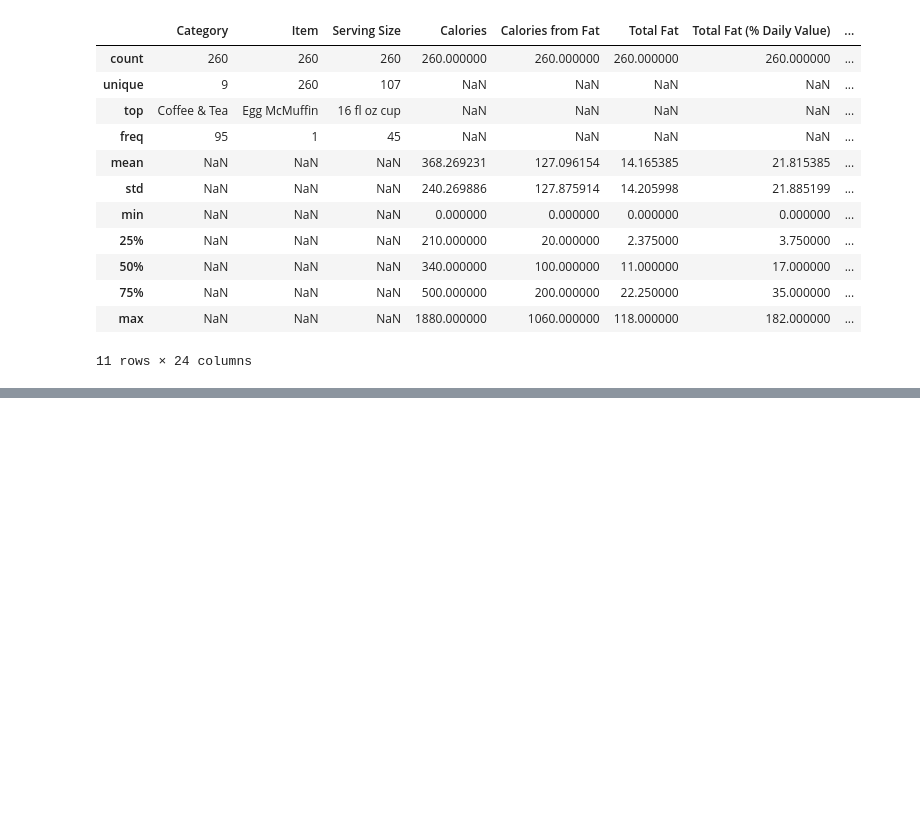
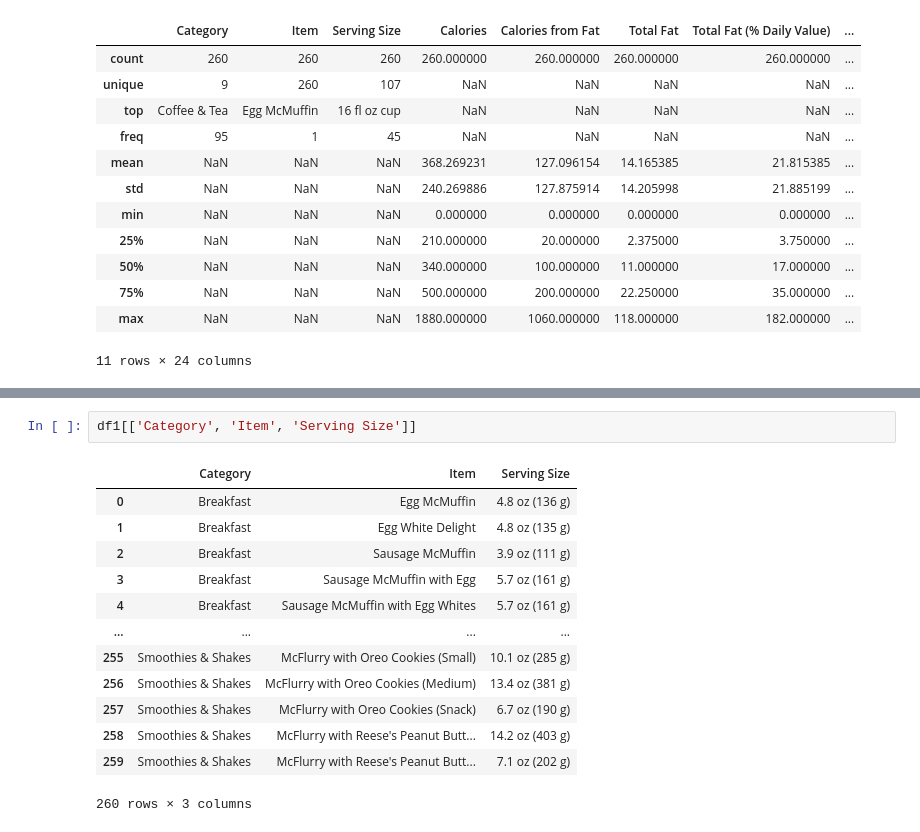
Before and after one commit to Afrynh/Python, a Jupyter notebook: Python.ipynb, the cells around one changed output, grey strips where cells are left out. Drawn from its saved outputs; the diff is of its cells as text; blank space fills up the shorter version.

```diff
--- a/Python.ipynb
+++ b/Python.ipynb
@@ -2483,0 +2521,16 @@ df1.describe(include = 'all')
+# %%
+df1[['Category', 'Item', 'Serving Size']]
+# %% [output]
+|  | Category | Item | Serving Size |
+| 0 | Breakfast | Egg McMuffin | 4.8 oz (136 g) |
+| 1 | Breakfast | Egg White Delight | 4.8 oz (135 g) |
+| 2 | Breakfast | Sausage McMuffin | 3.9 oz (111 g) |
+| 3 | Breakfast | Sausage McMuffin with Egg | 5.7 oz (161 g) |
+| 4 | Breakfast | Sausage McMuffin with Egg Whites | 5.7 oz (161 g) |
+| ... | ... | ... | ... |
+| 255 | Smoothies & Shakes | McFlurry with Oreo Cookies (Small) | 10.1 oz (285 g) |
+| 256 | Smoothies & Shakes | McFlurry with Oreo Cookies (Medium) | 13.4 oz (381 g) |
+| 257 | Smoothies & Shakes | McFlurry with Oreo Cookies (Snack) | 6.7 oz (190 g) |
+| 258 | Smoothies & Shakes | McFlurry with Reese's Peanut Butt... | 14.2 oz (403 g) |
+| 259 | Smoothies & Shakes | McFlurry with Reese's Peanut Butt... | 7.1 oz (202 g) |
+260 rows × 3 columns
```
Also changed, not shown: parts of 24 cells of this notebook.
